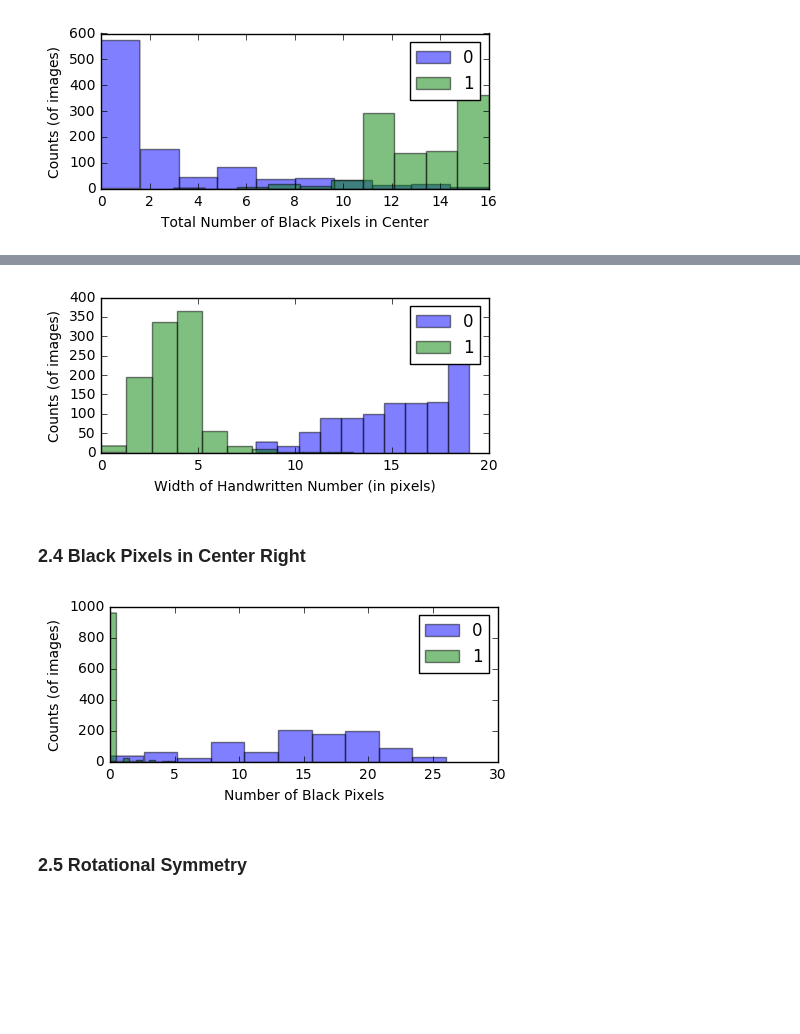
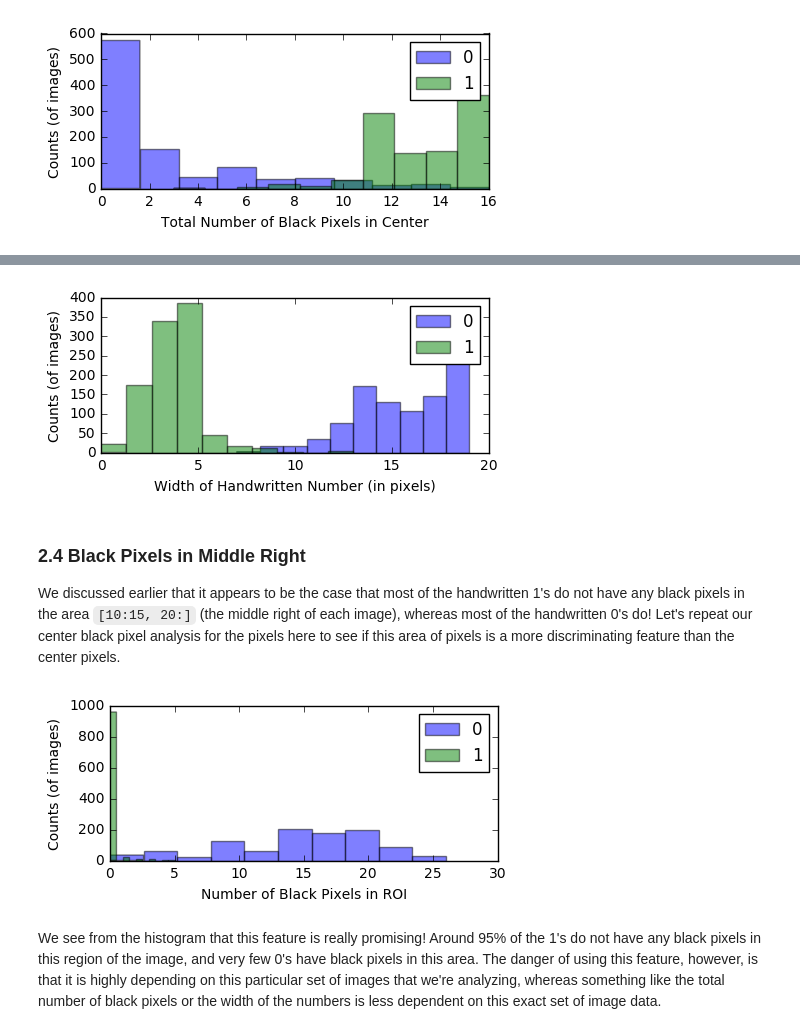
Before and after one commit to guojoanna/Scientific-Computing-in-Python-For-BMES, a Jupyter notebook: Image Processing.ipynb, the cells around one changed output, grey strips where cells are left out. Saved outputs shown, nothing was run; the diff lists cells and outputs as text; code cells hidden in the pictures; blank space fills up the shorter version.

```diff
--- a/Image Processing.ipynb
+++ b/Image Processing.ipynb
@@ -27,16 +25,12 @@ At the beginning of the code, you will see that we will be importing a couple of
 # %%
 import numpy as np # import numpy
 import matplotlib.pyplot as plt # import the plotting functionality of matplotlib
-%matplotlib inline  # allows matplotlib plots to show up in Jupyter notebook
+%matplotlib inline
 
 fname0 = 'zeros.txt'
 fname1 = 'ones.txt'
-zeros = np.fromfile(fname0, dtype=np.int8, sep = ' ').reshape(1000, 28, 28)
-ones = np.fromfile(fname1, dtype=np.int8, sep=' ').reshape(1000, 28, 28)
-for i in range(1000):
-    # '.T' transposes each image matrix, i.e. rotates the images by 90 degrees
-    zeros[i, :, :] = zeros[i, :, :].T
-    ones[i, :, :] = ones[i, :, :].T
+zeros = np.fromfile(fname0, sep = ' ').reshape(1000, 28, 28)
+ones = np.fromfile(fname1, sep=' ').reshape(1000, 28, 28)
 # %% [markdown]
 ### Viewing Images and Subplots
 Now that we have loaded the image data into our matrix variables `zeros` and `ones`, let's see what a few of the handwritten images look like!
@@ -122,23 +122,26 @@ plt.ylabel('Counts (of images)');
 # %%
 def width(image):
     return np.max(np.nonzero(image)) - np.min(np.nonzero(image))
-width0 = [width(zeros[i, 12, :]) for i in range(1000)]
-width1 = [width(ones[i, 12, :]) for i in range(1000)]
+
+width0 = [width(zeros[i, 13, :]) for i in range(1000)]
+width1 = [width(ones[i, 13, :]) for i in range(1000)]
 fig, ax = plt.subplots(figsize=(5, 2));
 ax.hist(width0, alpha = 0.5), ax.hist(width1, alpha = 0.5)
 plt.legend(['0', '1']); plt.xlabel('Width of Handwritten Number (in pixels)')
 plt.ylabel('Counts (of images)');
 # %% [output]
-[figure, old version]
+[figure, new version]
-# %% [markdown]
-### 2.4 Black Pixels in Center Right
+# %% [markdown]
+### 2.4 Black Pixels in Middle Right
+We discussed earlier that it appears to be the case that most of the handwritten 1's do not have any black pixels in the area `[10:15, 20:]` (the middle right of each image), whereas most of the handwritten 0's do! Let's repeat our center black pixel analysis for the pixels here to see if this area of pixels is a more discriminating feature than the center pixels.
 # %%
 zavg = [np.sum(zeros[i, 10:15, 20:]) for i in range(1000)]
 oavg = [np.sum(ones[i, 10:15, 20:]) for i in range(1000)]
 fig, ax = plt.subplots(figsize=(5, 2))
 ax.hist(zavg, alpha = 0.5), ax.hist(oavg, alpha = 0.5)
-plt.legend(['0', '1']); plt.xlabel('Number of Black Pixels'); plt.ylabel('Counts (of images)');
+plt.legend(['0', '1']); plt.xlabel('Number of Black Pixels in ROI')
+plt.ylabel('Counts (of images)');
 # %% [output]
-[figure, old version]
+[figure, new version]
-# %% [markdown]
-### 2.5 Rotational Symmetry
+# %% [markdown]
+We see from the histogram that this feature is really promising! Around 95% of the 1's do not have any black pixels in this region of the image, and very few 0's have black pixels in this area. The danger of using this feature, however, is that it is highly depending on this particular set of images that we're analyzing, whereas something like the total number of black pixels or the width of the numbers is less dependent on this exact set of image data.
```
Also changed, not shown: parts of 10 cells of this notebook, 5 other files.
